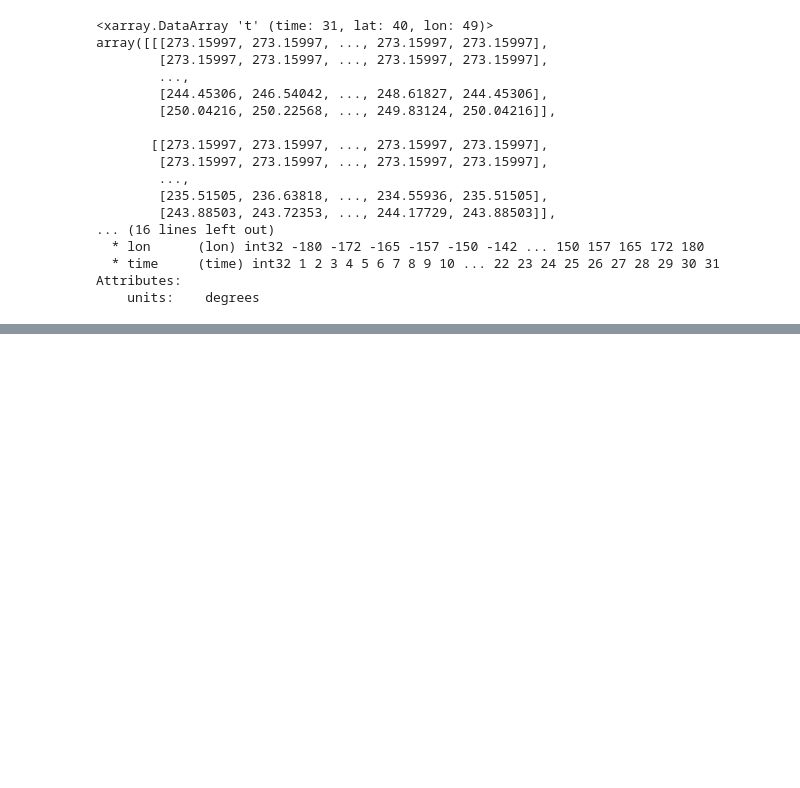
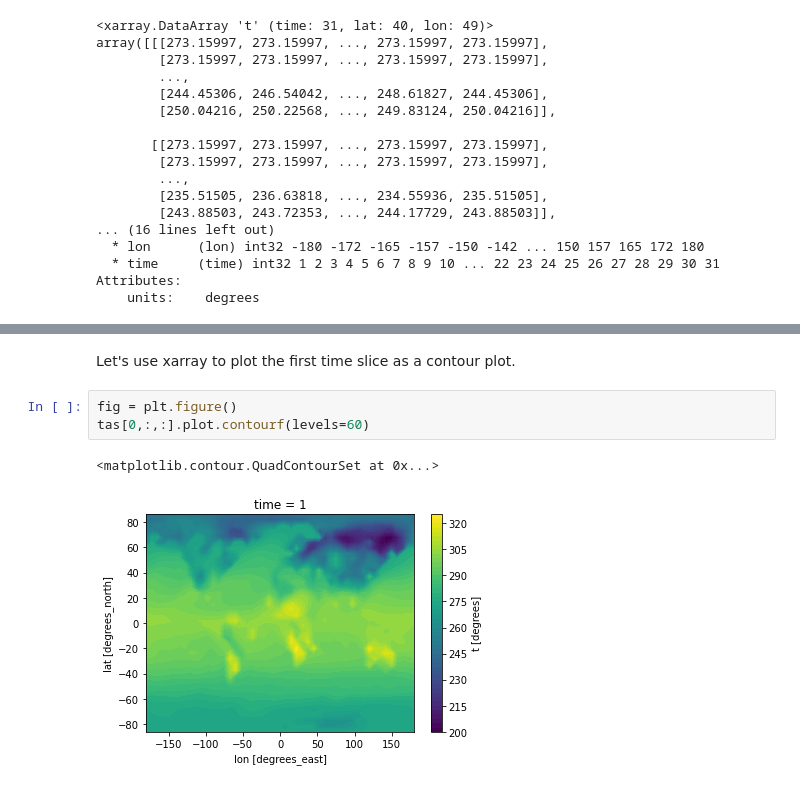
Before and after one commit to anissa111/plotting-with-geocat-tutorial, a Jupyter notebook: notebooks/01-advanced-plotting-with-geocat-examples.ipynb, the cells around one changed output, grey strips where cells are left out. Saved outputs shown, nothing was run; the diff lists cells and outputs as text; blank space fills up the shorter version.

Commit message:
completed first draft of animation notebook

```diff
--- a/notebooks/01-advanced-plotting-with-geocat-examples.ipynb
+++ b/notebooks/01-advanced-plotting-with-geocat-examples.ipynb
@@ -65,0 +70,8 @@ Attributes:
+# %% [markdown]
+Let's use xarray to plot the first time slice as a contour plot.
+# %%
+fig = plt.figure()
+tas[0,:,:].plot.contourf(levels=60)
+# %% [output]
+<matplotlib.contour.QuadContourSet at 0x...>
+[figure, added]
```
Also changed, not shown: parts of 18 cells of this notebook, 1 other file.
